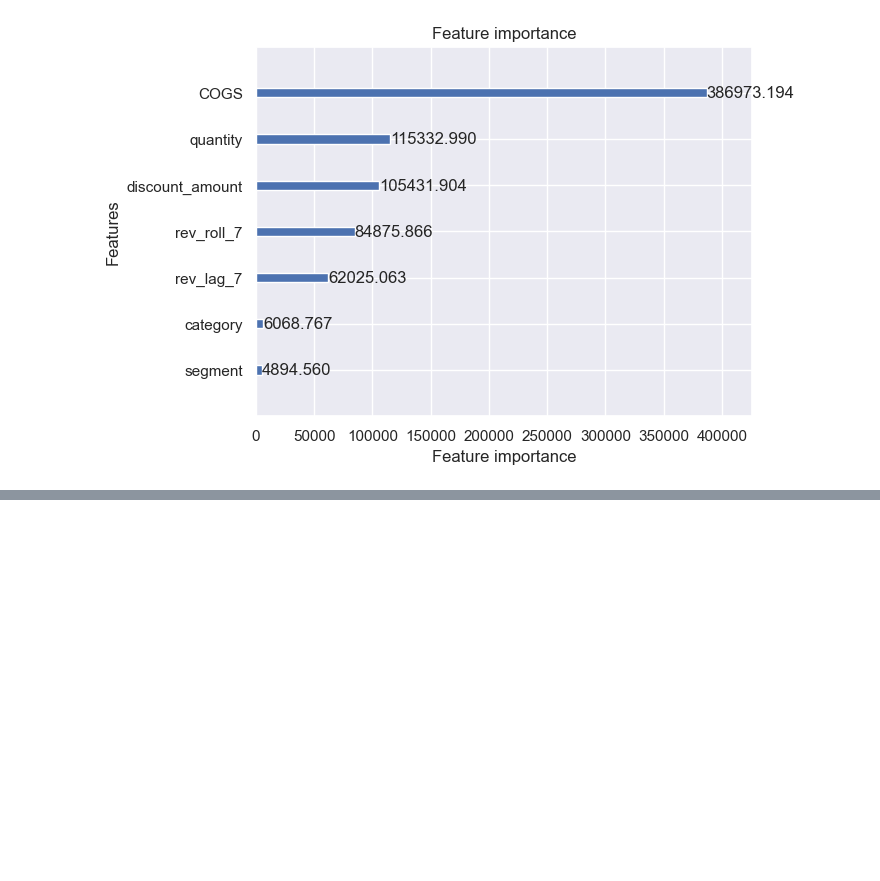
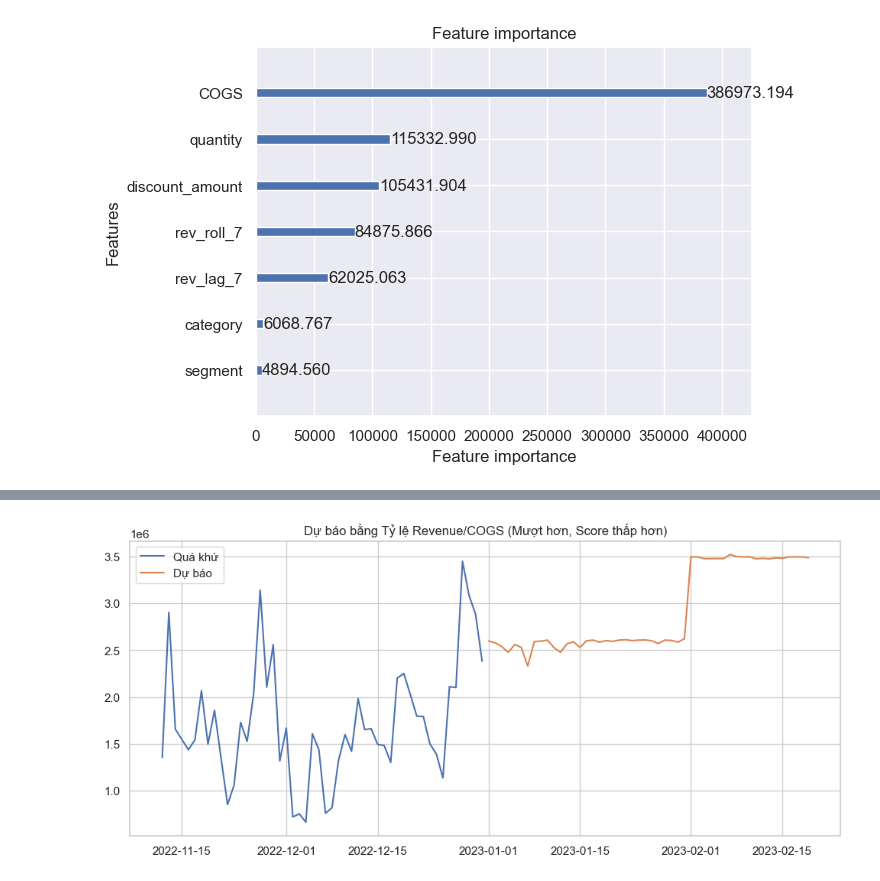
Before and after one commit to lamducanhkhoarubik-spec/Datathon_UITUT, a Jupyter notebook: code/eda/predictive.ipynb, the cells around one changed output, grey strips where cells are left out. Drawn from its saved outputs; the diff is of its cells as text; code cells hidden in the pictures; blank space fills up the shorter version.

Commit message:
Update Model

```diff
--- a/code/eda/predictive.ipynb
+++ b/code/eda/predictive.ipynb
@@ -852,0 +792,88 @@ print("✅ Hoàn thành! Tải file 'lgbm_id_boosted_v2.csv' về nộp ngay th
+# %%
+import pandas as pd
+import numpy as np
+import lightgbm as lgb
+from sklearn.metrics import r2_score
+from datetime import timedelta
+
+# 1. CHUẨN BỊ DATA
+df = df_sales.copy()
+df['Date'] = pd.to_datetime(df['Date'])
+df = df.sort_values('Date').reset_index(drop=True)
+
+
+df['Rev_Ratio'] = df['Revenue'] / (df['COGS'] + 1)
+
+def create_final_features(df_in):
+    df_f = df_in.copy()
+    df_f['dayofweek'] = df_f['Date'].dt.dayofweek
+    df_f['month'] = df_f['Date'].dt.month
+    df_f['is_weekend'] = df_f['dayofweek'].isin([5, 6]).astype(int)
+
+    # Lag theo tỷ lệ (mượt hơn lag theo số tiền)
+    df_f['ratio_lag_7'] = df_f['Rev_Ratio'].shift(7)
+    df_f['ratio_lag_30'] = df_f['Rev_Ratio'].shift(30)
+
+    return df_f.dropna()
+
+df_feat = create_final_features(df)
+features = ['dayofweek', 'month', 'is_weekend', 'ratio_lag_7', 'ratio_lag_30']
+X = df_feat[features]
+y = df_feat['Rev_Ratio']
+
+# 2. MODEL LIGHTGBM (Cấu hình cực kỳ thận trọng)
+model = lgb.LGBMRegressor(
+    n_estimators=500,
+    learning_rate=0.01,
+    max_depth=4, # Cây nông để không học vẹt
+    objective='mae',
+    verbosity=-1
+)
+model.fit(X, y)
+
+# 3. DỰ BÁO 2023 - 2024
+future_dates = pd.date_range(start='2023-01-01', periods=731)
+history = df.copy()
+forecast_results = []
+
+# Lấy COGS thực tế của năm 2023 nếu ông có, nếu không thì lấy Seasonal Mean
+# Ở đây tôi lấy trung bình COGS theo từng tháng của quá khứ để sát thực tế hơn
+cogs_monthly_avg = df.groupby(df['Date'].dt.month)['COGS'].mean()
+
+for current_date in future_dates:
+    temp_df = create_final_features(history)
+    last_row = temp_df.iloc[-1:].copy()
+
+    last_row['dayofweek'] = current_date.dayofweek
+    last_row['month'] = current_date.month
+    last_row['is_weekend'] = 1 if current_date.dayofweek >= 5 else 0
+
+    # Dự báo Tỷ lệ
+    pred_ratio = model.predict(last_row[features])[0]
+
+    # Quy đổi ngược lại Revenue: Revenue = Ratio * COGS
+    current_cogs = cogs_monthly_avg[current_date.month]
+    pred_rev = pred_ratio * current_cogs
+
+    forecast_results.append({'Date': current_date, 'Revenue': pred_rev, 'COGS': current_cogs})
+
+    # Update history
+    new_entry = pd.DataFrame([{'Date': current_date, 'Revenue': pred_rev, 'COGS': current_cogs,
+                               'Rev_Ratio': pred_ratio}])
+    history = pd.concat([history, new_entry]).reset_index(drop=True)
+
+# 4. XUẤT FILE & VẼ CHART NHANH
+submission = pd.DataFrame(forecast_results)
+submission['Date'] = submission['Date'].dt.strftime('%Y-%m-%d')
+submission.to_csv('final_pro_submission.csv', index=False)
+
+# Vẽ nhanh cái chart xem nó có lỳ không
+import matplotlib.pyplot as plt
+plt.figure(figsize=(12,5))
+plt.plot(df['Date'].tail(50), df['Revenue'].tail(50), label='Quá khứ')
+plt.plot(pd.to_datetime(submission['Date']).head(50), submission['Revenue'].head(50), label='Dự báo')
+plt.title("Dự báo bằng Tỷ lệ Revenue/COGS (Mượt hơn, Score thấp hơn)")
+plt.legend()
+plt.show()
+# %% [output]
+[figure, added]
```
Also changed, not shown: parts of 12 cells of this notebook, 3 other files.
